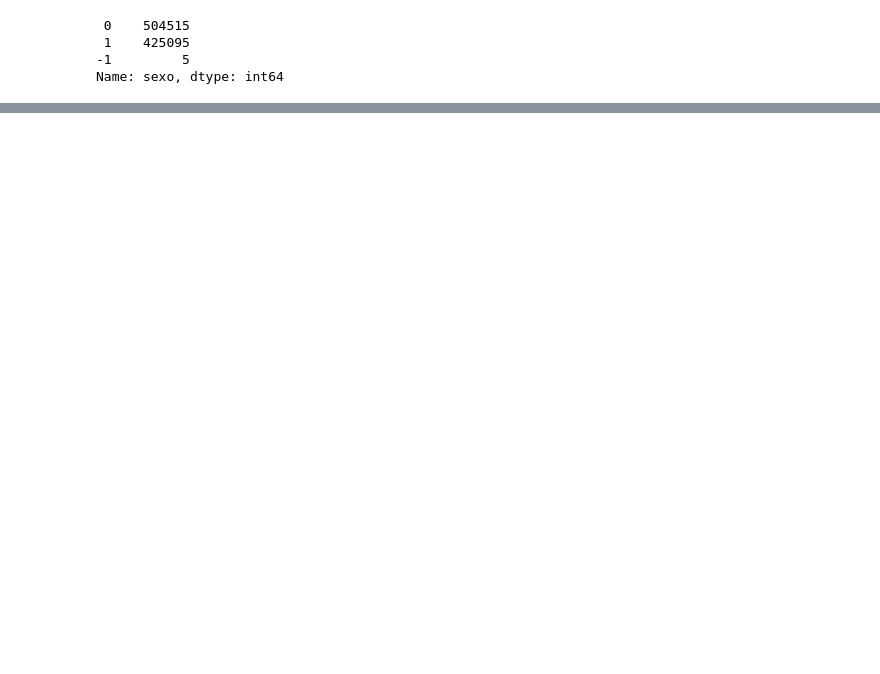
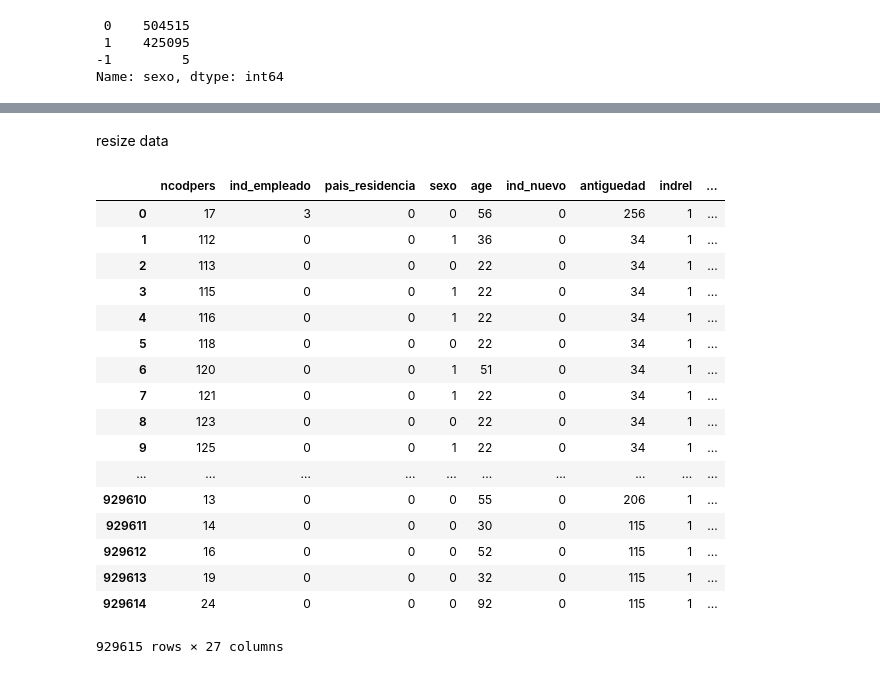
Before and after one commit to chn9hn/Santander, a Jupyter notebook: santander.ipynb, the cells around one changed output, grey strips where cells are left out. Cells and saved outputs as stored; diff of their text form; code cells hidden in the pictures; blank space fills up the shorter version.

```diff
--- a/santander.ipynb
+++ b/santander.ipynb
@@ -442,0 +526,14 @@ test_df.ix[test_df.sexo.isin([-1]), "sexo"] = 0
+# %%
+target_cols = ['ncodpers', 'ind_ahor_fin_ult1', 'ind_aval_fin_ult1', 'ind_cco_fin_ult1',
+               'ind_cder_fin_ult1', 'ind_cno_fin_ult1', 'ind_ctju_fin_ult1',
+               'ind_ctma_fin_ult1', 'ind_ctop_fin_ult1', 'ind_ctpp_fin_ult1',
+               'ind_deco_fin_ult1', 'ind_deme_fin_ult1', 'ind_dela_fin_ult1',
+               'ind_ecue_fin_ult1', 'ind_fond_fin_ult1', 'ind_hip_fin_ult1',
+               'ind_plan_fin_ult1', 'ind_pres_fin_ult1', 'ind_reca_fin_ult1',
+               'ind_tjcr_fin_ult1', 'ind_valo_fin_ult1', 'ind_viv_fin_ult1',
+               'ind_nomina_ult1', 'ind_nom_pens_ult1', 'ind_recibo_ult1']
+
+feature_cols = ["ind_empleado","pais_residencia","sexo", "age", "ind_nuevo", "antiguedad",
+                "indrel","indrel_1mes","tiprel_1mes","indresi","indext","canal_entrada","indfall","cod_prov","ind_actividad_cliente",
+                "renta","segmento","fecha_dato_month","fecha_dato_year","month_int","fecha_alta_month","fecha_alta_year","fecha_alta_day",
+                "fecha_alta_month_int"]
@@ -442,0 +581,63 @@ test_df.ix[test_df.sexo.isin([-1]), "sexo"] = 0
+# %% [markdown]
+resize data
+# %%
+def resize_data(DF,is_DF):
+    DF['ncodpers'] = DF['ncodpers'].astype(np.int32)
+    DF['renta'] = DF['renta'].astype(np.float32)
+    DF['indrel'] = DF['indrel'].astype(np.int8)
+    DF['ind_empleado'] = DF['ind_empleado'].astype(np.int8)
+    DF['sexo'] = DF['sexo'].astype(np.int8)
+    DF['age'] = DF['age'].astype(np.int16)
+    DF['ind_nuevo'] = DF['ind_nuevo'].astype(np.int8)
+    DF['antiguedad'] = DF['antiguedad'].astype(int)
+    DF['antiguedad'] = DF['antiguedad'].astype(np.int16)
+    DF['indrel_1mes'] = DF['indrel_1mes'].astype(np.float16)
+    DF['indrel_1mes'] = DF['indrel_1mes'].astype(np.int8)
+    DF['tiprel_1mes'] = DF['tiprel_1mes'].astype(np.int8)
+    DF['indresi'] = DF['indresi'].astype(np.int8)
+    DF['indext'] = DF['indext'].astype(np.int8)
+    DF['conyuemp'] = DF['conyuemp'].astype(np.int8)
+    DF['canal_entrada'] = DF['canal_entrada'].astype(np.int16)
+    DF['indfall'] = DF['indfall'].astype(np.int8)
+    DF['pais_residencia'] = DF['pais_residencia'].astype(np.int8)
+    DF['tipodom'] = DF['tipodom'].astype(np.int8)
+    DF['cod_prov'] = DF['cod_prov'].astype(np.int8)
+    DF['ind_actividad_cliente'].astype(np.int8)
+    DF['fecha_dato_month'] = DF['fecha_dato_month'].astype(np.int8)
+    DF['fecha_dato_year'] = DF['fecha_dato_year'].astype(np.int8)
+    DF['month_int'] = DF['month_int'].astype(np.int8)
+
+    DF['fecha_alta_month'] = DF['fecha_alta_month'].astype(np.int8)
+    DF['fecha_alta_year'] = DF['fecha_alta_year'].astype(np.int8)
+    DF['fecha_alta_day'] = DF['fecha_alta_day'].astype(np.int8)
+    DF['fecha_alta_month_int'] = DF['fecha_alta_month_int'].astype(np.int8)
+
+    DF['segmento'] = DF['segmento'].astype(np.int8)
+
+    for col in target_cols:
+        if is_DF:
+            DF[col] = DF[col].astype(np.int8)
+
+    return DF
+
+resize_data(train_df, True)
+resize_data(test_df, False)
+# %% [output]
+|  | ncodpers | ind_empleado | pais_residencia | sexo | age | ind_nuevo | antiguedad | indrel | ... |
+| 0 | 17 | 3 | 0 | 0 | 56 | 0 | 256 | 1 | ... |
+| 1 | 112 | 0 | 0 | 1 | 36 | 0 | 34 | 1 | ... |
+| 2 | 113 | 0 | 0 | 0 | 22 | 0 | 34 | 1 | ... |
+| 3 | 115 | 0 | 0 | 1 | 22 | 0 | 34 | 1 | ... |
+| 4 | 116 | 0 | 0 | 1 | 22 | 0 | 34 | 1 | ... |
+| 5 | 118 | 0 | 0 | 0 | 22 | 0 | 34 | 1 | ... |
+| 6 | 120 | 0 | 0 | 1 | 51 | 0 | 34 | 1 | ... |
+| 7 | 121 | 0 | 0 | 1 | 22 | 0 | 34 | 1 | ... |
+| 8 | 123 | 0 | 0 | 0 | 22 | 0 | 34 | 1 | ... |
+| 9 | 125 | 0 | 0 | 1 | 22 | 0 | 34 | 1 | ... |
+| ... | ... | ... | ... | ... | ... | ... | ... | ... | ... |
+| 929610 | 13 | 0 | 0 | 0 | 55 | 0 | 206 | 1 | ... |
+| 929611 | 14 | 0 | 0 | 0 | 30 | 0 | 115 | 1 | ... |
+| 929612 | 16 | 0 | 0 | 0 | 52 | 0 | 115 | 1 | ... |
+| 929613 | 19 | 0 | 0 | 0 | 32 | 0 | 115 | 1 | ... |
+| 929614 | 24 | 0 | 0 | 0 | 92 | 0 | 115 | 1 | ... |
+929615 rows × 27 columns
```
Also changed, not shown: parts of 57 cells of this notebook.
